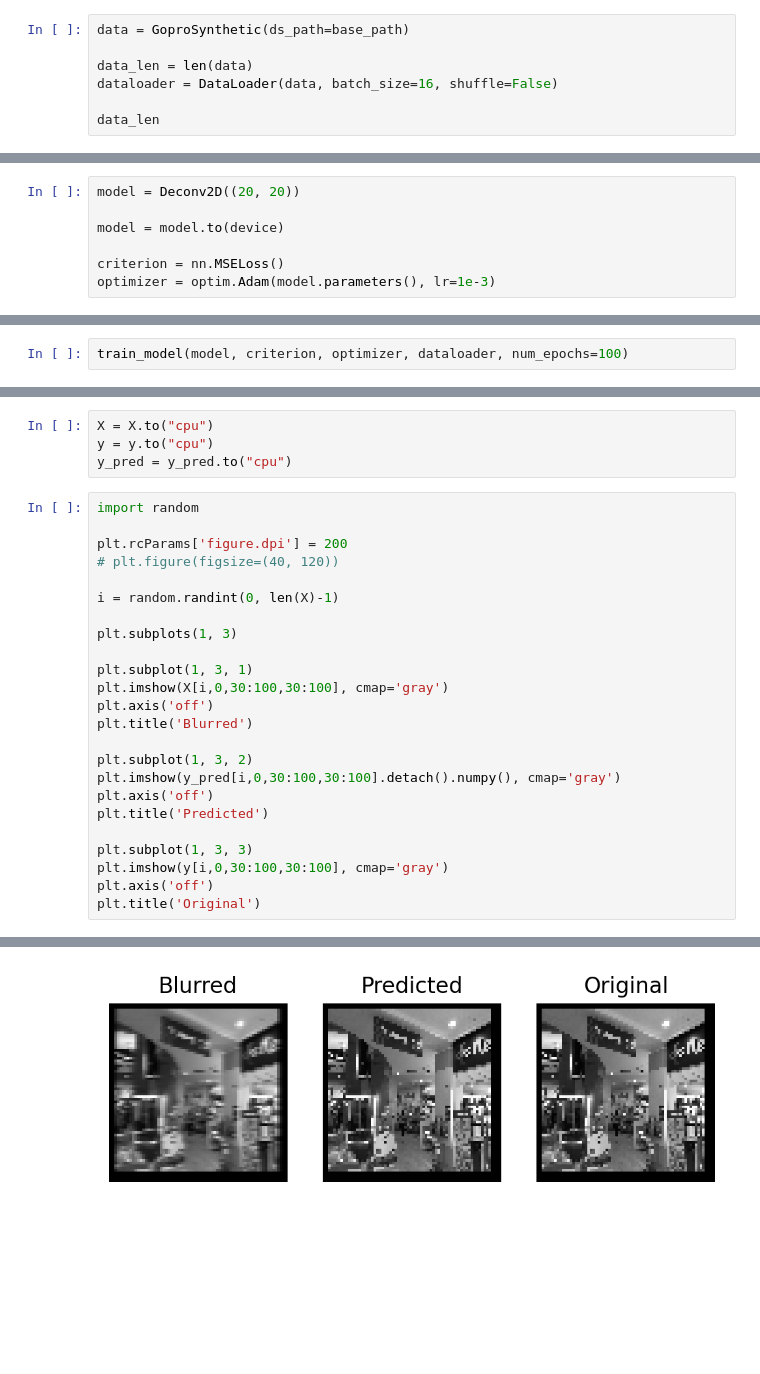
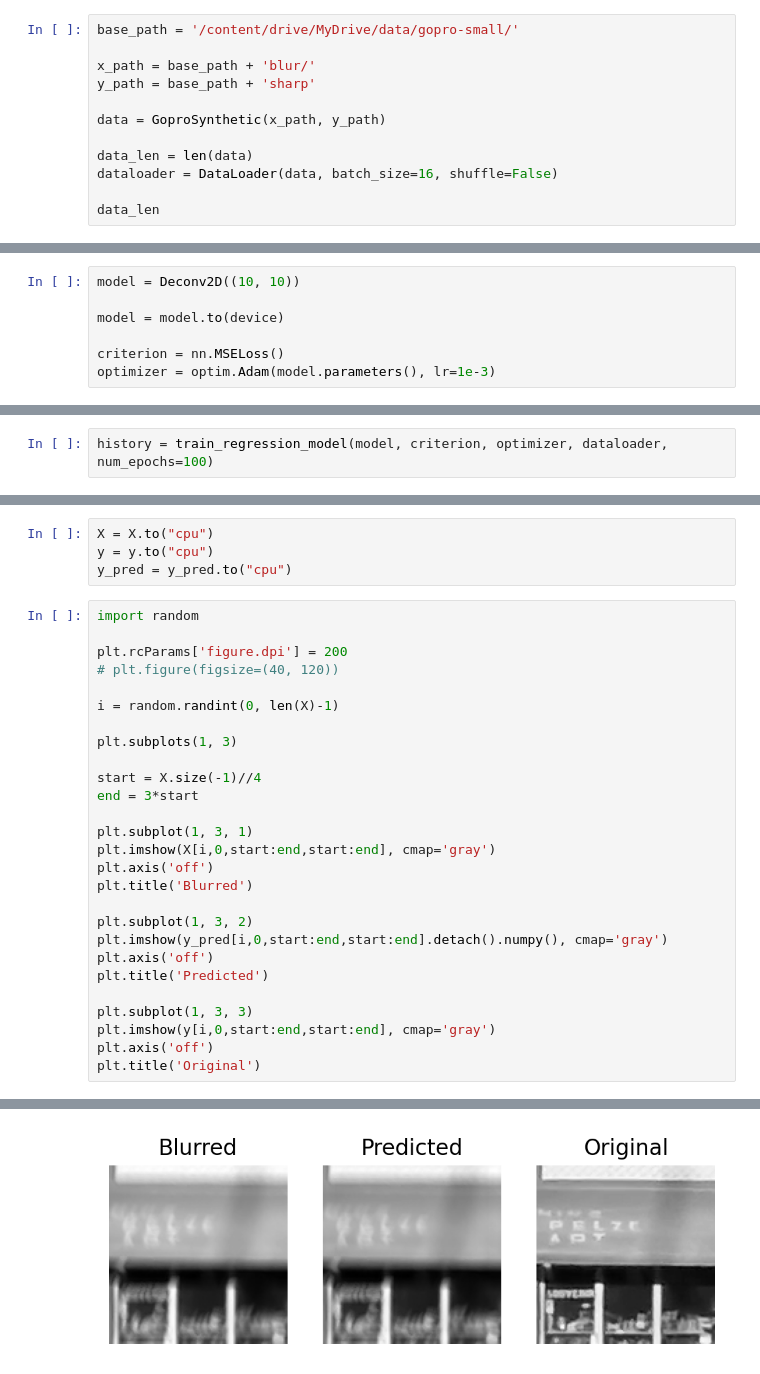
Before and after one commit to rashaad-meyer/ml_masters_uct, a Jupyter notebook: PyTorch/Notebooks/03_deconv_gopro_small_test.ipynb, the cells around one changed output, grey strips where cells are left out. Saved outputs shown, nothing was run; the diff lists cells and outputs as text; blank space fills up the shorter version.

Commit message:
Fixed deconv module in 03_deconv_gopro_small_test.ipynb

```diff
--- a/PyTorch/Notebooks/03_deconv_gopro_small_test.ipynb
+++ b/PyTorch/Notebooks/03_deconv_gopro_small_test.ipynb
@@ -127,7 +69,12 @@ class GoproSynthetic(Dataset):
 
         return x_img, y_img
 # %%
-data = GoproSynthetic(ds_path=base_path)
+base_path = '/content/drive/MyDrive/data/gopro-small/'
+
+x_path = base_path + 'blur/'
+y_path = base_path + 'sharp'
+
+data = GoproSynthetic(x_path, y_path)
 
 data_len = len(data)
 dataloader = DataLoader(data, batch_size=16, shuffle=False)
@@ -153,5 +100,5 @@ plt.axis('off')
 # %%
-model = Deconv2D((20, 20))
+model = Deconv2D((10, 10))
 
 model = model.to(device)
 
@@ -183,3 +107,3 @@ def train_model(model, criterion, optimizer, dataloader, num_epochs=3):
 # %%
-train_model(model, criterion, optimizer, dataloader, num_epochs=100)
+history = train_regression_model(model, criterion, optimizer, dataloader, num_epochs=100)
 # %% [output]
@@ -208,30 +135,33 @@ y_pred = y_pred.to("cpu")
 # %%
 import random
 
 plt.rcParams['figure.dpi'] = 200
 # plt.figure(figsize=(40, 120))
 
 i = random.randint(0, len(X)-1)
 
 plt.subplots(1, 3)
 
+start = X.size(-1)//4
+end = 3*start
+
 plt.subplot(1, 3, 1)
-plt.imshow(X[i,0,30:100,30:100], cmap='gray')
+plt.imshow(X[i,0,start:end,start:end], cmap='gray')
 plt.axis('off')
 plt.title('Blurred')
 
 plt.subplot(1, 3, 2)
-plt.imshow(y_pred[i,0,30:100,30:100].detach().numpy(), cmap='gray')
+plt.imshow(y_pred[i,0,start:end,start:end].detach().numpy(), cmap='gray')
 plt.axis('off')
 plt.title('Predicted')
 
 plt.subplot(1, 3, 3)
-plt.imshow(y[i,0,30:100,30:100], cmap='gray')
+plt.imshow(y[i,0,start:end,start:end], cmap='gray')
 plt.axis('off')
 plt.title('Original')
 # %% [output]
 Text(0.5, 1.0, 'Original')
-[figure, old version]
+[figure, new version]
 # %%
 model.w_flat
 # %% [output]
```
Also changed, not shown: parts of 12 cells of this notebook.
